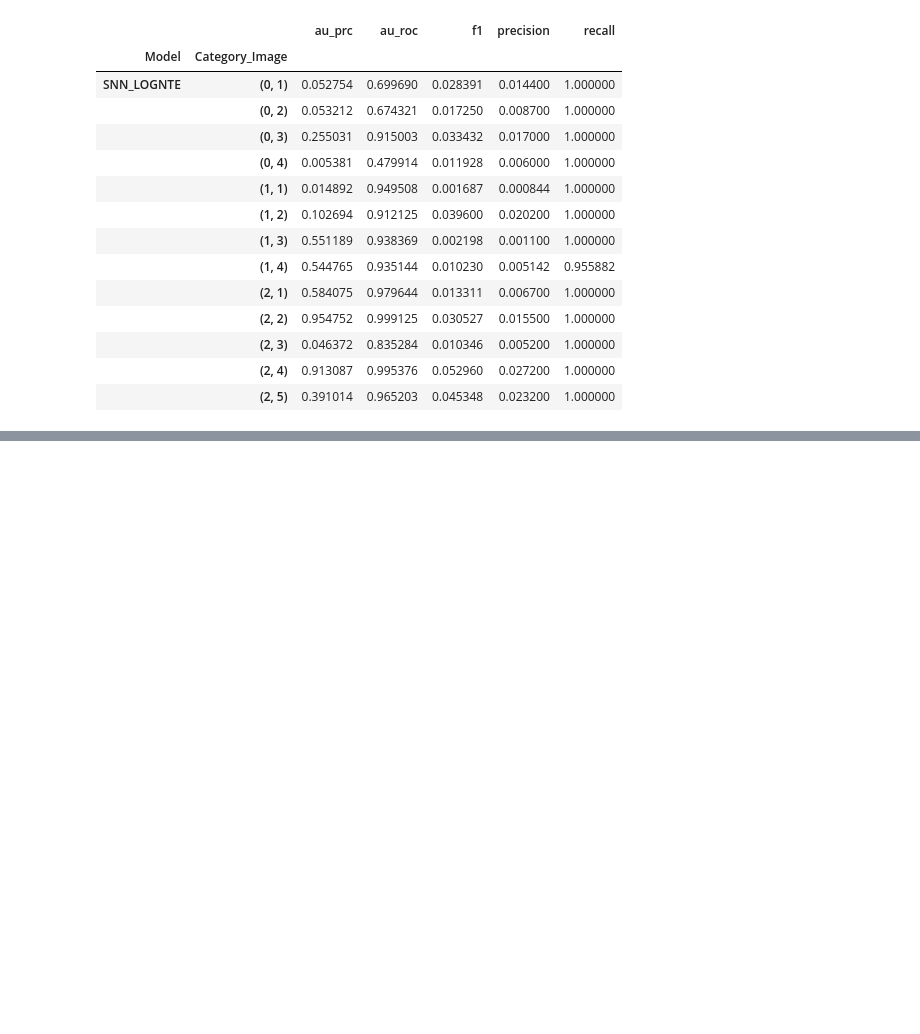
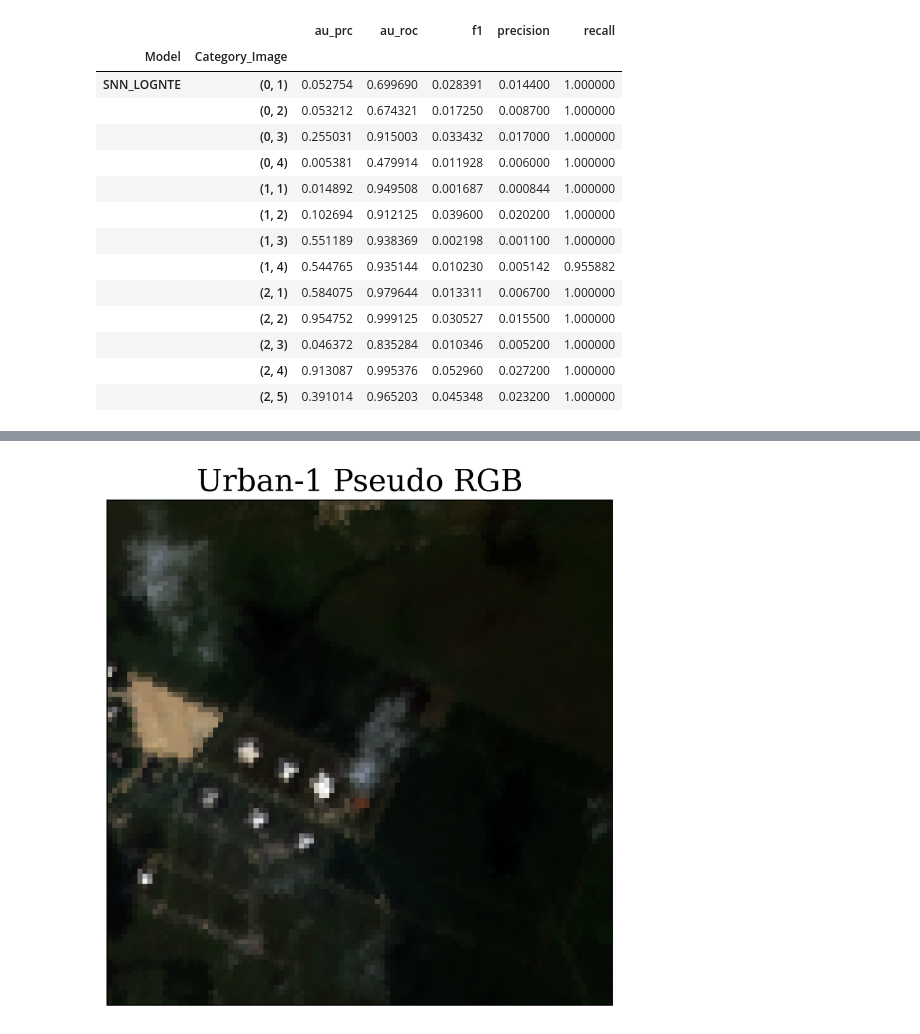
Before and after one commit to indibi/hogorpca, a Jupyter notebook: experiment_board/anomaly_detection_real_data_exps/hsi_pipeline.ipynb, the cells around one changed output, grey strips where cells are left out. Cells and saved outputs as stored; diff of their text form; code cells hidden in the pictures; blank space fills up the shorter version.

Commit message:
Added visualizations for HSI ABU anomaly detection

```diff
--- a/experiment_board/anomaly_detection_real_data_exps/hsi_pipeline.ipynb
+++ b/experiment_board/anomaly_detection_real_data_exps/hsi_pipeline.ipynb
@@ -718,0 +871,23 @@ df_matlab_results.to_csv('./results/hsi_python_results.csv')
+# %%
+data = ABUHyperSpectral('urban', 1)
+# %%
+# fig, ax = plt.subplots(1,2, figsize=(10,10))
+fig = plt.figure(num=0, figsize=(6, 6))
+# sfigs = fig.subfigures(1,2)
+view = spectral.imshow(
+    np.moveaxis(data.Y, 0,1)[::-1,...],
+    (30,20,10),
+    classes=data.labels,
+    title='Urban 1',
+    fignum=0,
+    )
+view.set_display_mode('overlay')
+view.class_alpha=0.0
+view.axes.set_xticks([]);
+view.axes.set_yticks([]);
+view.axes.set_title("Urban-1 Pseudo RGB", fontsize=20)
+fig.set_dpi(450)
+# ax = fig.add_subplot(1,2, 1)
+# ax.imshow(data.labels.T[::-1,:])
+# %% [output]
+[figure, added]
```
Also changed, not shown: parts of 26 cells of this notebook, 36 other files.
